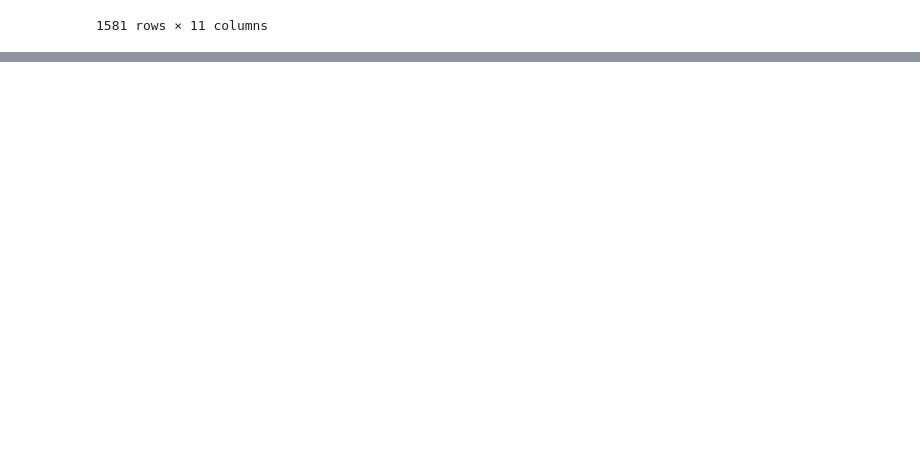
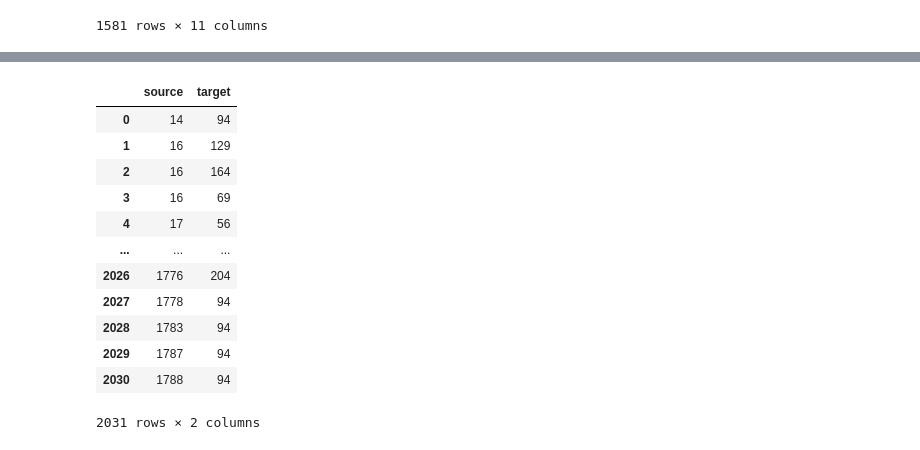
Before and after one commit to ChabiMax/author_network, a Jupyter notebook: Notebook scraping.ipynb, the cells around one changed output, grey strips where cells are left out. Saved outputs shown, nothing was run; the diff lists cells and outputs as text; code cells hidden in the pictures; blank space fills up the shorter version.

```diff
--- a/Notebook scraping.ipynb
+++ b/Notebook scraping.ipynb
@@ -243,9 +243,25 @@ for source in dictionary.keys():
     genre_table[i] = {'source': source, 'target': target}
     i += 1
 # %%
-edge_table_genre = pd.DataFrame(edge_table).T
+edge_table_genre = pd.DataFrame(genre_table).T
 pd.DataFrame.to_csv(edge_table_genre, 'edge_table_genre.csv', index=False)
 files.download('edge_table_genre.csv')
 # %% [output]
 [interactive output not drawn]
 [interactive output not drawn]
+# %%
+edge_table_genre
+# %% [output]
+|  | source | target |
+| 0 | 14 | 94 |
+| 1 | 16 | 129 |
+| 2 | 16 | 164 |
+| 3 | 16 | 69 |
+| 4 | 17 | 56 |
+| ... | ... | ... |
+| 2026 | 1776 | 204 |
+| 2027 | 1778 | 94 |
+| 2028 | 1783 | 94 |
+| 2029 | 1787 | 94 |
+| 2030 | 1788 | 94 |
+2031 rows × 2 columns
```
